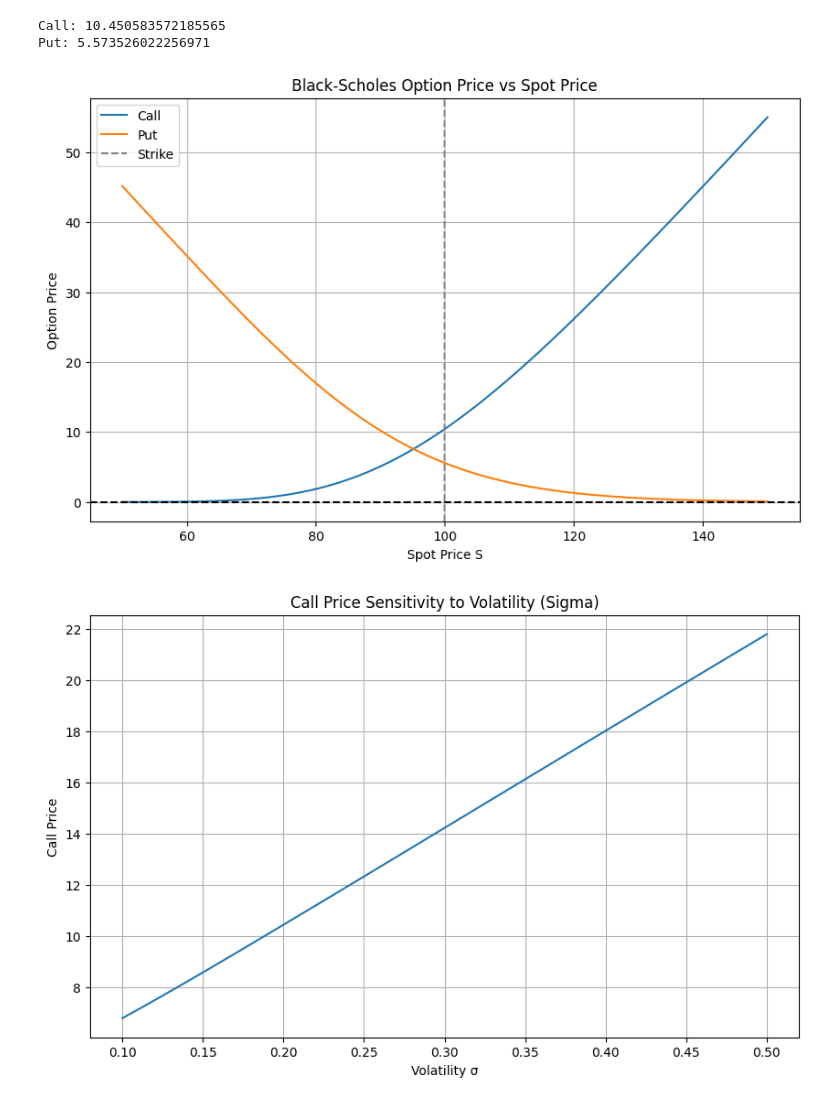
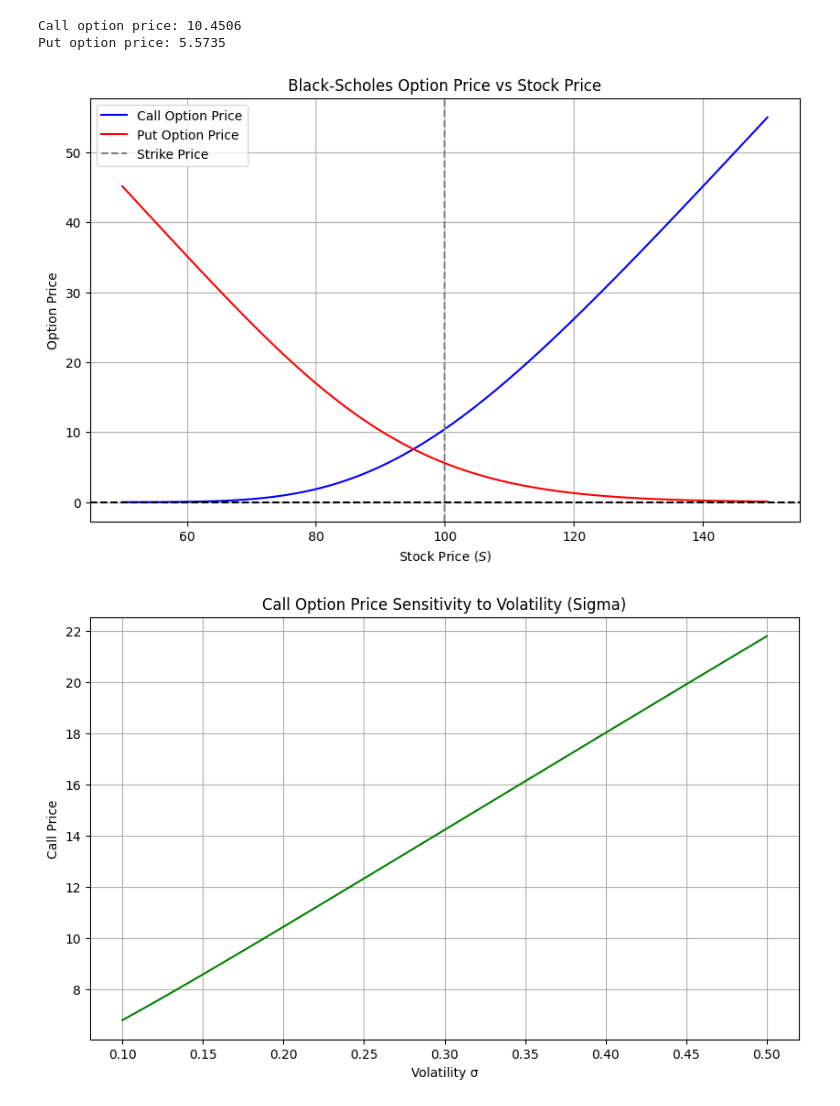
Before and after one commit to RodrigoJimenezAlonso/OptionPricing, a Jupyter notebook: notebooks/01_BlackScholes.ipynb, the cells around one changed output. Drawn from its saved outputs; the diff is of its cells as text; code cells hidden in the pictures.

Commit message:
BlackScholes Applied

```diff
--- a/notebooks/01_BlackScholes.ipynb
+++ b/notebooks/01_BlackScholes.ipynb
@@ -16,44 +39,73 @@ def black_scholes_price(S, K, T, r, sigma, option_type='call'):
 # %%
-# Test
-S0, K, T, r, sigma = 100, 100, 1, 0.05, 0.2
+# ==============================================================
+# Set initial parameters
+# ==============================================================
 
-# Precios de ejemplo
+# Current stock price
+S0 = 100
+# Strike price of the option
+K = 100
+# Time to maturity in years
+T = 1
+# Annual risk-free interest rate (5%)
+r = 0.05
+# Annual volatility of the stock (20%)
+sigma = 0.2
+
+# ==============================================================
+# Calculate Call and Put prices
+# ==============================================================
+
 call_price = black_scholes_price(S0, K, T, r, sigma, 'call')
 put_price = black_scholes_price(S0, K, T, r, sigma, 'put')
-print("Call:", call_price)
-print("Put:", put_price)
+
+print(f"Call option price: {call_price:.4f}")
+print(f"Put option price: {put_price:.4f}")
 # %% [output]
-Call: 10.450583572185565
-Put: 5.573526022256971
+Call option price: 10.4506
+Put option price: 5.5735
 # %%
-# Gráfico del payoff según precio del subyacente
+# ==============================================================
+# Visualize how the option price changes with the stock price
+# ==============================================================
+
+# Create a range of possible stock prices around the current price
 S_range = np.linspace(50, 150, 100)
-call_prices = [black_scholes_price(s, K, T, r, sigma, 'call') for s in S_range]
-put_prices = [black_scholes_price(s, K, T, r, sigma, 'put') for s in S_range]
 
+# Calculate the option prices for each stock price in the range
+call_prices = [black_scholes_price(S, K, T, r, sigma, 'call') for S in S_range]
+put_prices = [black_scholes_price(S, K, T, r, sigma, 'put') for S in S_range]
+
+# Plot the results
 plt.figure(figsize=(10,6))
-plt.plot(S_range, call_prices, label='Call')
-plt.plot(S_range, put_prices, label='Put')
-plt.axhline(0, color='black', linestyle='--')
-plt.axvline(K, color='gray', linestyle='--', label='Strike')
-plt.title('Black-Scholes Option Price vs Spot Price')
-plt.xlabel('Spot Price S')
+plt.plot(S_range, call_prices, label='Call Option Price', color='blue')
+plt.plot(S_range, put_prices, label='Put Option Price', color='red')
+plt.axhline(0, color='black', linestyle='--')  # Horizontal line at 0
+plt.axvline(K, color='gray', linestyle='--', label='Strike Price')  # Strike price
+plt.title('Black-Scholes Option Price vs Stock Price')
+plt.xlabel('Stock Price ($S$)')
 plt.ylabel('Option Price')
 plt.legend()
 plt.grid(True)
 plt.show()
 
-# Sensibilidad: cambio de precio de la call según volatilidad
+# ==============================================================
+# Explore sensitivity: how Call price changes with volatility
+# ==============================================================
+
+# Define a range of volatilities from 10% to 50%
 sigmas = np.linspace(0.1, 0.5, 50)
-call_vol_sensitivity = [black_scholes_price(S0, K, T, r, s, 'call') for s in sigmas]
+# Compute the call price for each volatility
+call_vol_sensitivity = [black_scholes_price(S0, K, T, r, sigma, 'call') for sigma in sigmas]
 
+# Plot the sensitivity
 plt.figure(figsize=(10,6))
-plt.plot(sigmas, call_vol_sensitivity)
-plt.title('Call Price Sensitivity to Volatility (Sigma)')
+plt.plot(sigmas, call_vol_sensitivity, color='green')
+plt.title('Call Option Price Sensitivity to Volatility (Sigma)')
 plt.xlabel('Volatility σ')
 plt.ylabel('Call Price')
 plt.grid(True)
 plt.show()
 # %% [output]
-[figure, old version]
+[figure, new version]
-[figure, old version]
+[figure, new version]
```
Also changed, not shown: parts of 3 cells of this notebook, 1 other file.
